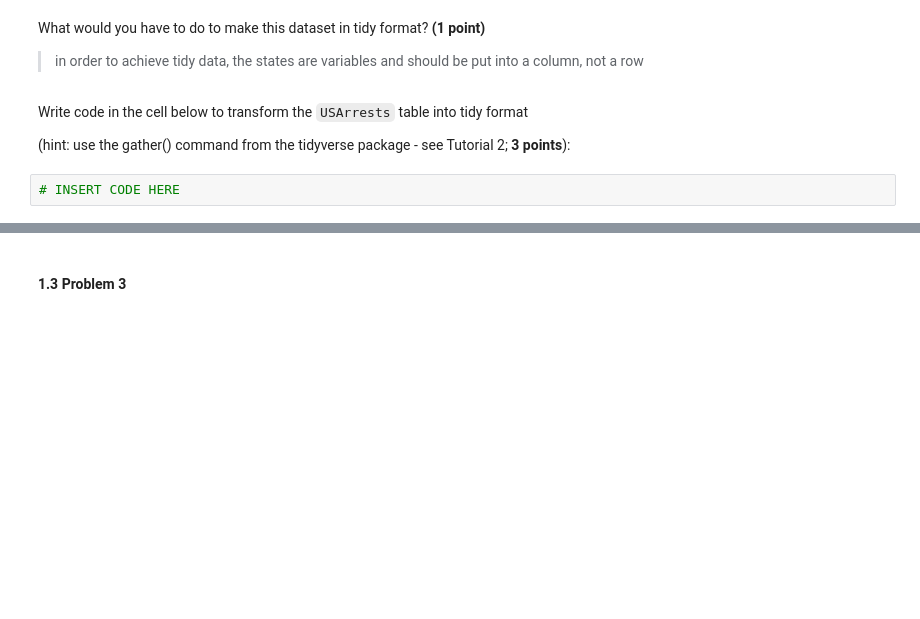
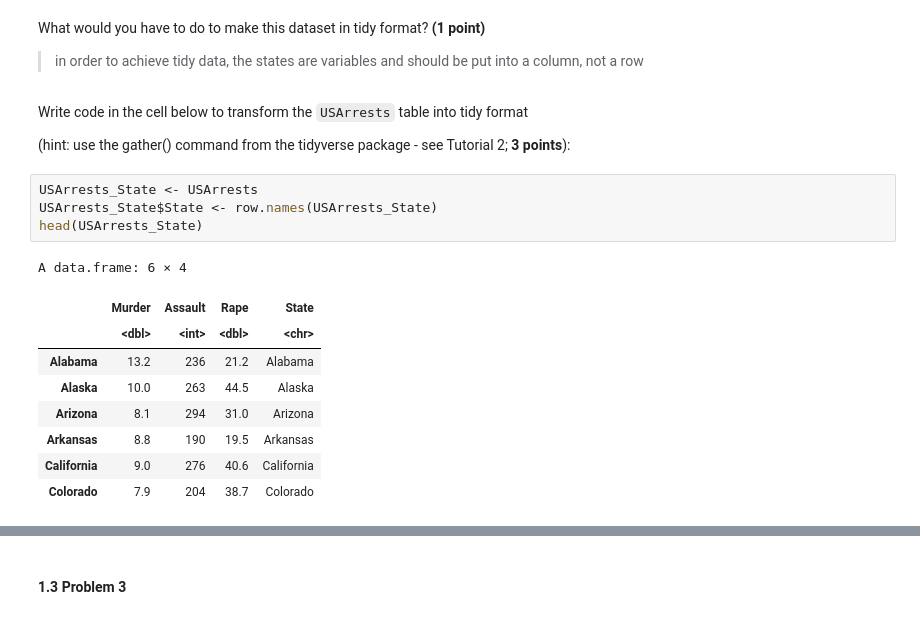
Before and after one commit to cbalde-uzh/baldenweg_DSP_S21, a Jupyter notebook: Homework2.ipynb, the cells around one changed output, grey strips where cells are left out. Drawn from its saved outputs; the diff is of its cells as text; blank space fills up the shorter version.

```diff
--- a/Homework2.ipynb
+++ b/Homework2.ipynb
@@ -106,4 +122,16 @@ Write code in the cell below to transform the `USArrests` table into tidy format
 
 (hint: use the gather() command from the tidyverse package - see Tutorial 2; **3 points**):
 # %%
-# INSERT CODE HERE
+USArrests_State <- USArrests
+USArrests_State$State <- row.names(USArrests_State)
+head(USArrests_State)
+# %% [output]
+A data.frame: 6 × 4
+|  | Murder | Assault | Rape | State |
+|  | <dbl> | <int> | <dbl> | <chr> |
+| Alabama | 13.2 | 236 | 21.2 | Alabama |
+| Alaska | 10.0 | 263 | 44.5 | Alaska |
+| Arizona | 8.1 | 294 | 31.0 | Arizona |
+| Arkansas | 8.8 | 190 | 19.5 | Arkansas |
+| California | 9.0 | 276 | 40.6 | California |
+| Colorado | 7.9 | 204 | 38.7 | Colorado |
```
Also changed, not shown: parts of 15 cells of this notebook.
